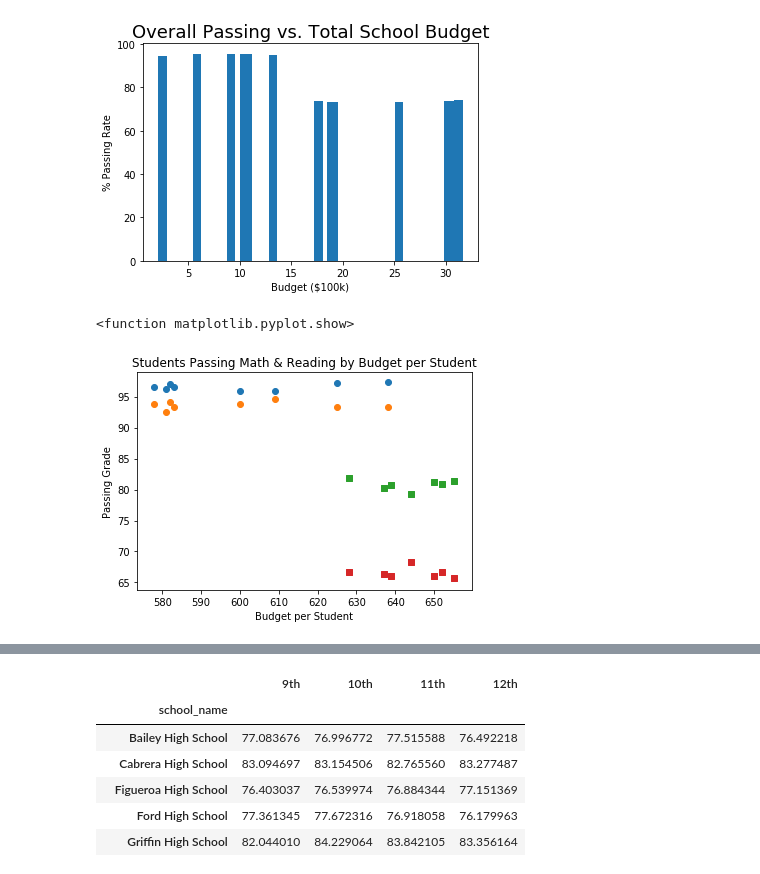
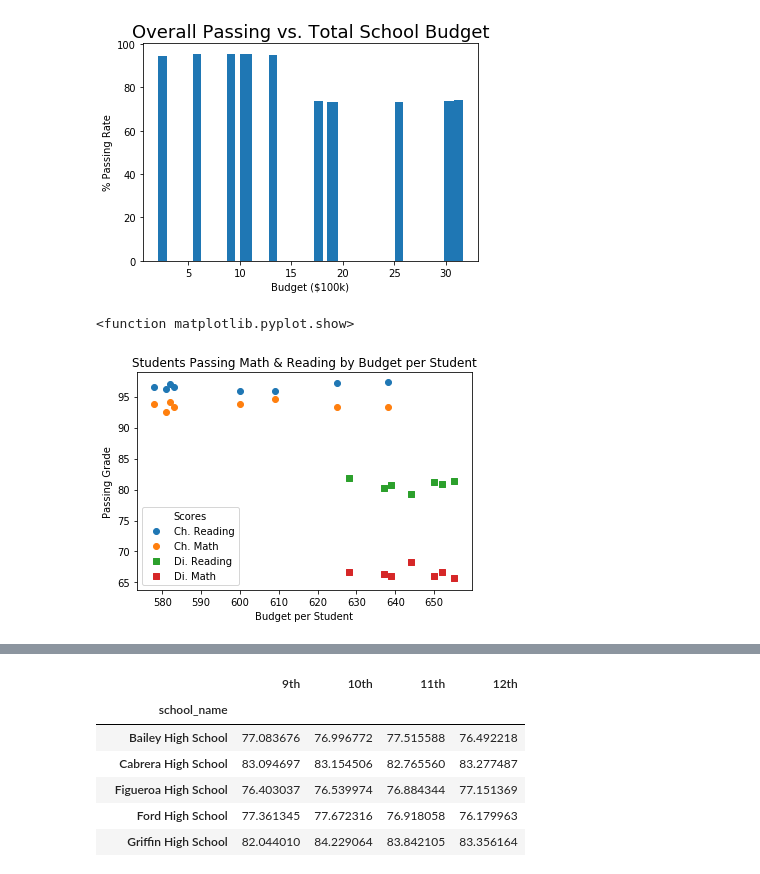
Before and after one commit to deirdrebclark/Web-Design-Challenge, a Jupyter notebook: WebVisualization/PyCitySchools.ipynb, the cells around one changed output, grey strips where cells are left out. Cells and saved outputs as stored; diff of their text form; code cells hidden in the pictures.

```diff
--- a/WebVisualization/PyCitySchools.ipynb
+++ b/WebVisualization/PyCitySchools.ipynb
@@ -157,34 +157,34 @@ district_schools.to_csv('Resources/district_schools.csv')
 # %%
 #Create scatter plot of overall passing score versus budget per student by school type
 
 
 charter_rx = charter_schools['Per Student Budget']
 charter_ry = charter_schools['% Passing Reading']
-scatter = plt.scatter(charter_rx,charter_ry, marker = 'o')
+scatter = plt.scatter(charter_rx,charter_ry, marker = 'o', label = 'Ch. Reading')
 
 charter_mx = charter_schools['Per Student Budget']
 charter_my = charter_schools['% Passing Math']
-scatter = plt.scatter(charter_mx,charter_my, marker = 'o')
+scatter = plt.scatter(charter_mx,charter_my, marker = 'o', label = 'Ch. Math')
 
 district_rx = district_schools['Per Student Budget']
 district_ry = district_schools['% Passing Reading']
-scatter = plt.scatter(district_rx,district_ry, marker = 's')
+scatter = plt.scatter(district_rx,district_ry, marker = 's', label = 'Di. Reading')
 
 district_mx = district_schools['Per Student Budget']
 district_my = district_schools['% Passing Math']
-scatter = plt.scatter(district_mx,district_my, marker = 's')
+scatter = plt.scatter(district_mx,district_my, marker = 's', label = 'Di. Math')
 
 
 plt.title('Students Passing Math & Reading by Budget per Student')
-#plt.legend(loc = 'lower left', title = 'Scores')
+plt.legend(loc = 'lower left', title = 'Scores')
 plt.xlabel("Budget per Student")
 plt.ylabel('Passing Grade')
 
 plt.savefig('assets/Student_Budget_Passing')
 plt.show
 # %% [output]
 <function matplotlib.pyplot.show>
-[figure, old version]
+[figure, new version]
 # %%
 #Top Performing Schools (By Passing Rate)
 
```
Also changed, not shown: 7 other files.
